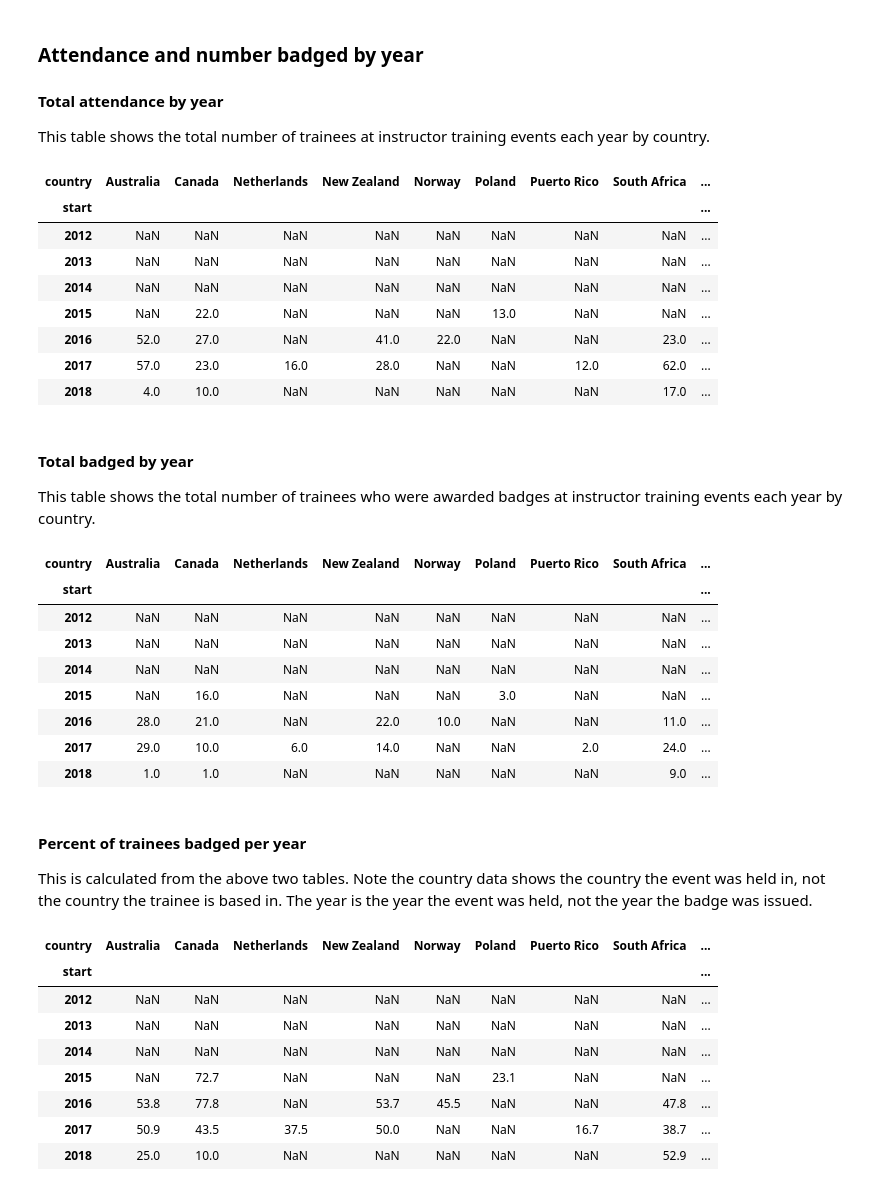
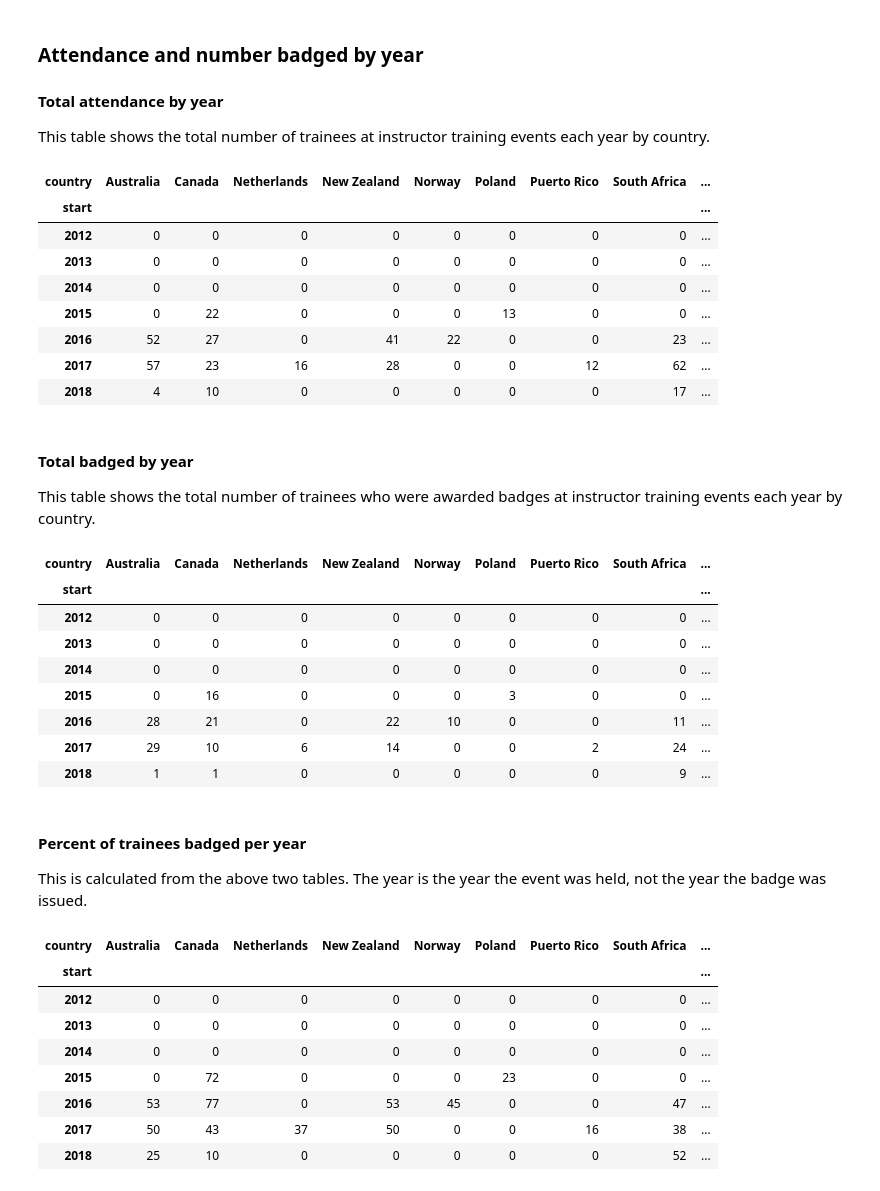
Before and after one commit to carpentries/assessment, a Jupyter notebook: programmatic-assessment/workshops/final_report_draft.ipynb, the cells around one changed output. Saved outputs shown, nothing was run; the diff lists cells and outputs as text; code cells hidden in the pictures.

```diff
--- a/programmatic-assessment/workshops/final_report_draft.ipynb
+++ b/programmatic-assessment/workshops/final_report_draft.ipynb
@@ -601,53 +629,58 @@ binned_badges_by_year
 This table shows the total number of trainees at instructor training events each year by country.
 # %%
 attendance_by_year = badges_by_training_event.groupby([badges_by_training_event['start'].dt.year, 'country'])['attendance'].sum().unstack()
+attendance_by_year.fillna(0, inplace=True)
+attendance_by_year = attendance_by_year.astype(int)
 attendance_by_year
-
 # trainigs_by_country = badges_by_training_event.groupby([badges_by_training_event['start_date'].dt.year, 'country'])['slug'].count().unstack()
 # %% [output]
 | country | Australia | Canada | Netherlands | New Zealand | Norway | Poland | Puerto Rico | South Africa | ... |
 | start |  |  |  |  |  |  |  |  | ... |
-| 2012 | NaN | NaN | NaN | NaN | NaN | NaN | NaN | NaN | ... |
-| 2013 | NaN | NaN | NaN | NaN | NaN | NaN | NaN | NaN | ... |
-| 2014 | NaN | NaN | NaN | NaN | NaN | NaN | NaN | NaN | ... |
-| 2015 | NaN | 22.0 | NaN | NaN | NaN | 13.0 | NaN | NaN | ... |
-| 2016 | 52.0 | 27.0 | NaN | 41.0 | 22.0 | NaN | NaN | 23.0 | ... |
-| 2017 | 57.0 | 23.0 | 16.0 | 28.0 | NaN | NaN | 12.0 | 62.0 | ... |
-| 2018 | 4.0 | 10.0 | NaN | NaN | NaN | NaN | NaN | 17.0 | ... |
+| 2012 | 0 | 0 | 0 | 0 | 0 | 0 | 0 | 0 | ... |
+| 2013 | 0 | 0 | 0 | 0 | 0 | 0 | 0 | 0 | ... |
+| 2014 | 0 | 0 | 0 | 0 | 0 | 0 | 0 | 0 | ... |
+| 2015 | 0 | 22 | 0 | 0 | 0 | 13 | 0 | 0 | ... |
+| 2016 | 52 | 27 | 0 | 41 | 22 | 0 | 0 | 23 | ... |
+| 2017 | 57 | 23 | 16 | 28 | 0 | 0 | 12 | 62 | ... |
+| 2018 | 4 | 10 | 0 | 0 | 0 | 0 | 0 | 17 | ... |
 # %% [markdown]
 #### Total badged by year
 
 This table shows the total number of trainees who were awarded badges at instructor training events each year by country.
 # %%
 badges_by_year = badges_by_training_event.groupby([badges_by_training_event['start'].dt.year, 'country'])['count_badged'].sum().unstack()
+badges_by_year.fillna(0, inplace=True)
+badges_by_year = badges_by_year.astype(int)
 badges_by_year
 # %% [output]
 | country | Australia | Canada | Netherlands | New Zealand | Norway | Poland | Puerto Rico | South Africa | ... |
 | start |  |  |  |  |  |  |  |  | ... |
-| 2012 | NaN | NaN | NaN | NaN | NaN | NaN | NaN | NaN | ... |
-| 2013 | NaN | NaN | NaN | NaN | NaN | NaN | NaN | NaN | ... |
-| 2014 | NaN | NaN | NaN | NaN | NaN | NaN | NaN | NaN | ... |
-| 2015 | NaN | 16.0 | NaN | NaN | NaN | 3.0 | NaN | NaN | ... |
-| 2016 | 28.0 | 21.0 | NaN | 22.0 | 10.0 | NaN | NaN | 11.0 | ... |
-| 2017 | 29.0 | 10.0 | 6.0 | 14.0 | NaN | NaN | 2.0 | 24.0 | ... |
-| 2018 | 1.0 | 1.0 | NaN | NaN | NaN | NaN | NaN | 9.0 | ... |
+| 2012 | 0 | 0 | 0 | 0 | 0 | 0 | 0 | 0 | ... |
+| 2013 | 0 | 0 | 0 | 0 | 0 | 0 | 0 | 0 | ... |
+| 2014 | 0 | 0 | 0 | 0 | 0 | 0 | 0 | 0 | ... |
+| 2015 | 0 | 16 | 0 | 0 | 0 | 3 | 0 | 0 | ... |
+| 2016 | 28 | 21 | 0 | 22 | 10 | 0 | 0 | 11 | ... |
+| 2017 | 29 | 10 | 6 | 14 | 0 | 0 | 2 | 24 | ... |
+| 2018 | 1 | 1 | 0 | 0 | 0 | 0 | 0 | 9 | ... |
 # %% [markdown]
 #### Percent of trainees badged per year
-This is calculated from the above two tables. Note the country data shows the country the event was held in, not the country the trainee is based in.  The year is the year the event was held, not the year the badge was issued.
+This is calculated from the above two tables. The year is the year the event was held, not the year the badge was issued.
 # %%
 percent_badged_by_year = badges_by_year/attendance_by_year*100
 percent_badged_by_year = percent_badged_by_year.round(1)
+percent_badged_by_year.fillna(0, inplace = True)
+percent_badged_by_year = percent_badged_by_year.astype(int)
 percent_badged_by_year
 # %% [output]
 | country | Australia | Canada | Netherlands | New Zealand | Norway | Poland | Puerto Rico | South Africa | ... |
 | start |  |  |  |  |  |  |  |  | ... |
-| 2012 | NaN | NaN | NaN | NaN | NaN | NaN | NaN | NaN | ... |
-| 2013 | NaN | NaN | NaN | NaN | NaN | NaN | NaN | NaN | ... |
-| 2014 | NaN | NaN | NaN | NaN | NaN | NaN | NaN | NaN | ... |
-| 2015 | NaN | 72.7 | NaN | NaN | NaN | 23.1 | NaN | NaN | ... |
-| 2016 | 53.8 | 77.8 | NaN | 53.7 | 45.5 | NaN | NaN | 47.8 | ... |
-| 2017 | 50.9 | 43.5 | 37.5 | 50.0 | NaN | NaN | 16.7 | 38.7 | ... |
-| 2018 | 25.0 | 10.0 | NaN | NaN | NaN | NaN | NaN | 52.9 | ... |
+| 2012 | 0 | 0 | 0 | 0 | 0 | 0 | 0 | 0 | ... |
+| 2013 | 0 | 0 | 0 | 0 | 0 | 0 | 0 | 0 | ... |
+| 2014 | 0 | 0 | 0 | 0 | 0 | 0 | 0 | 0 | ... |
+| 2015 | 0 | 72 | 0 | 0 | 0 | 23 | 0 | 0 | ... |
+| 2016 | 53 | 77 | 0 | 53 | 45 | 0 | 0 | 47 | ... |
+| 2017 | 50 | 43 | 37 | 50 | 0 | 0 | 16 | 38 | ... |
+| 2018 | 25 | 10 | 0 | 0 | 0 | 0 | 0 | 52 | ... |
 # %% [markdown]
 ### Comparison:  Inperson vs Online Training Events
 
```
Also changed, not shown: parts of 11 cells of this notebook.
